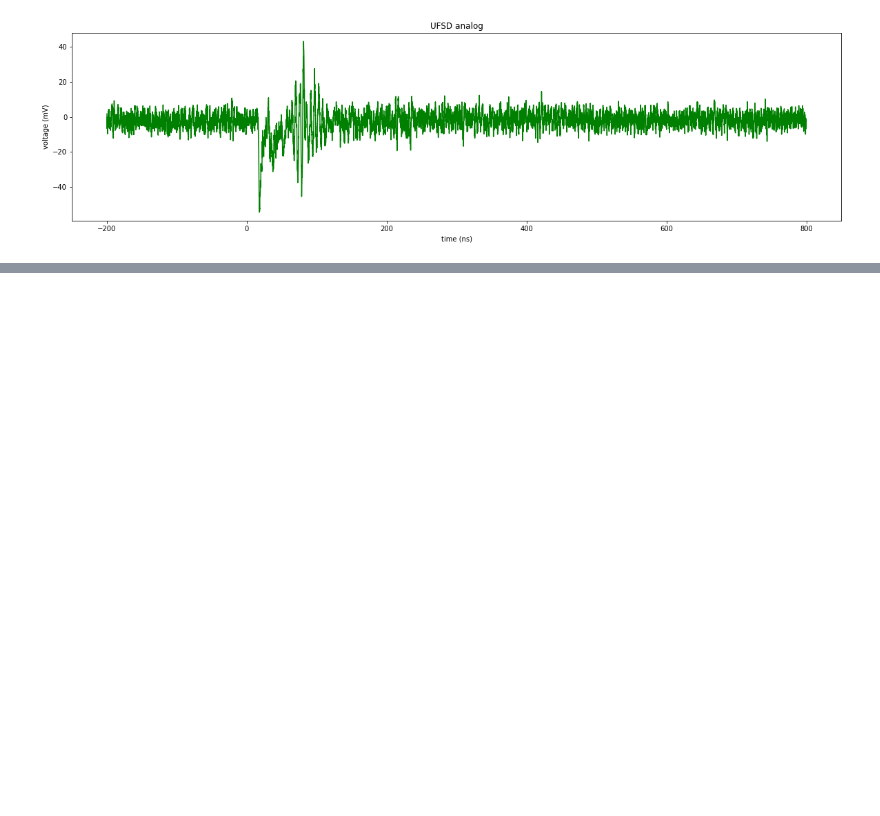
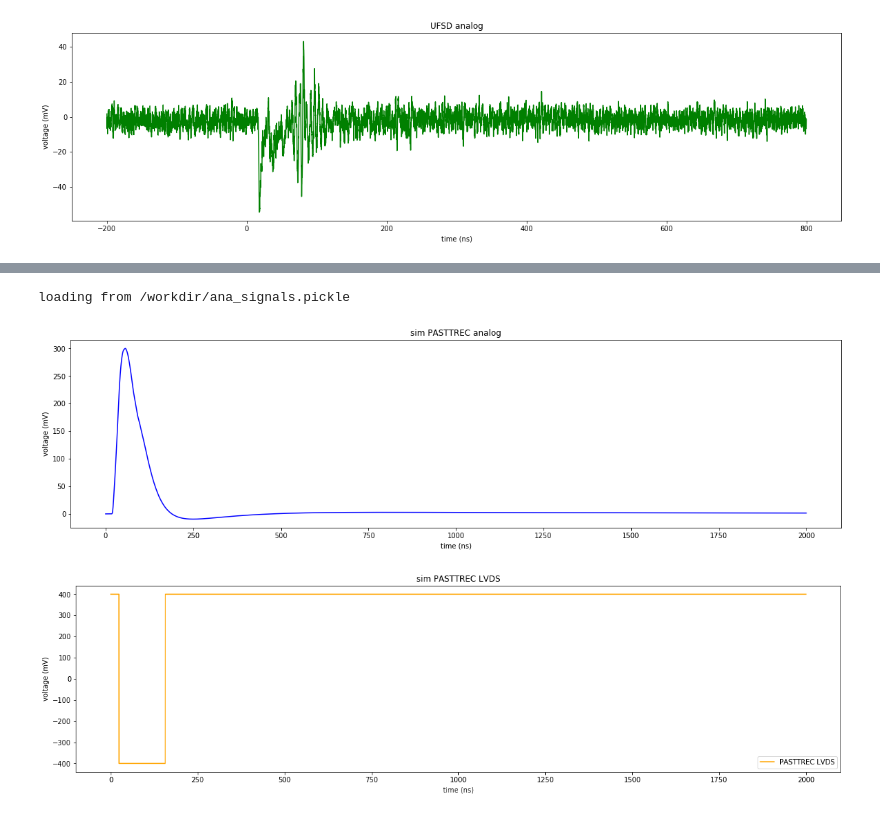
Before and after one commit to acidbourbon/mdc_simsuite, a Jupyter notebook: workdir/jupyter/PASTTREC/cosy19_analog_analysis.ipynb, the cells around one changed output, grey strips where cells are left out. Saved outputs shown, nothing was run; the diff lists cells and outputs as text; code cells hidden in the pictures; blank space fills up the shorter version.

```diff
--- a/workdir/jupyter/PASTTREC/cosy19_analog_analysis.ipynb
+++ b/workdir/jupyter/PASTTREC/cosy19_analog_analysis.ipynb
@@ -197,0 +246,26 @@ plt.show()
+# %%
+sim_data_list = unpickle("/workdir/ana_signals.pickle")
+# %% [output]
+loading from /workdir/ana_signals.pickle
+# %%
+dataset = sim_data_list[1]
+
+time_ns = dataset["time"]*1e9
+
+plt.rcParams["figure.figsize"] = (20,5)
+
+plt.plot(time_ns,1e3*(dataset["v_fee_ana_out"]),color="blue")
+plt.title("sim PASTTREC analog")
+plt.xlabel("time (ns)")
+plt.ylabel("voltage (mV)")
+plt.show()
+
+plt.plot(time_ns,1e3*dataset["v_fee_discr_out"],color="orange",label="PASTTREC LVDS")
+plt.title("sim PASTTREC LVDS")
+plt.xlabel("time (ns)")
+plt.ylabel("voltage (mV)")
+plt.legend()
+plt.show()
+# %% [output]
+[figure, added]
+[figure, added]
```
Also changed, not shown: parts of 9 cells of this notebook, 7 other files.
